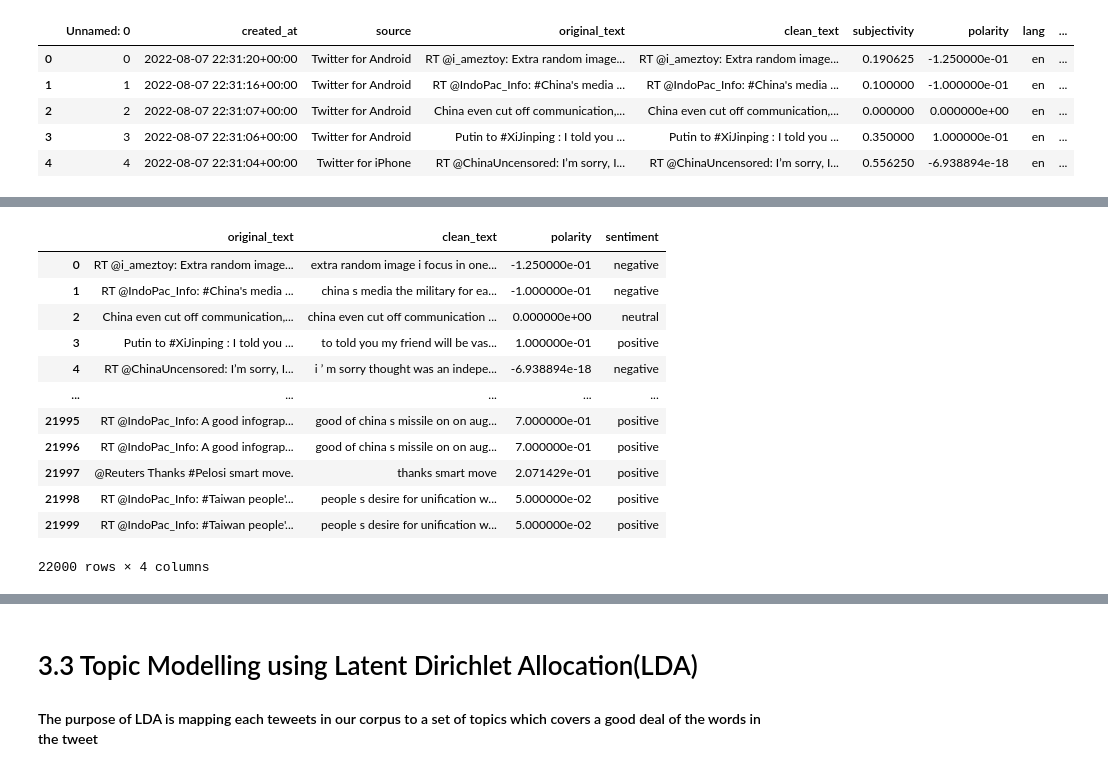
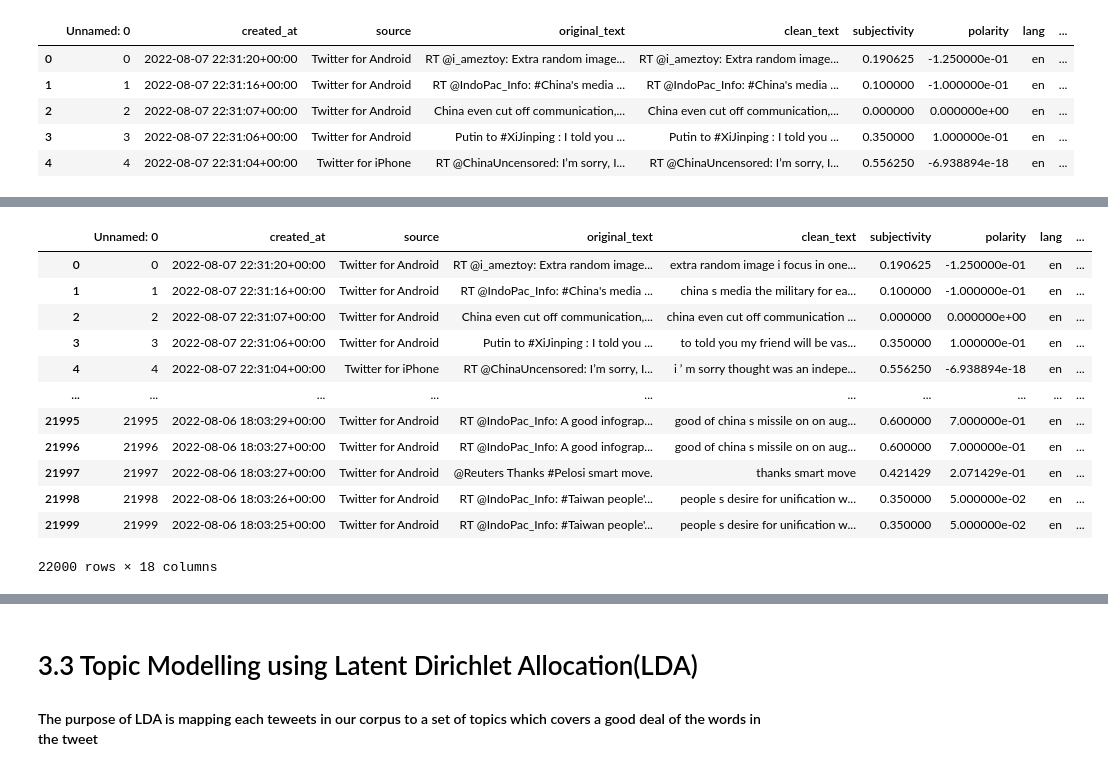
Before and after one commit to YohansSamuel/Twitter-Data-Analysis, a Jupyter notebook: task3_topic_modeling_and_sentiment_analysis..ipynb, the cells around one changed output, grey strips where cells are left out. Cells and saved outputs as stored; diff of their text form; code cells hidden in the pictures.

```diff
--- a/task3_topic_modeling_and_sentiment_analysis..ipynb
+++ b/task3_topic_modeling_and_sentiment_analysis..ipynb
@@ -279,19 +277,22 @@ tweets_df['clean_text'],word_list ,id2word,corpus=PrepareData_obj.preprocess_dat
 # %%
 #tweets_df['clean_text'] = tweets_df['clean_text'].apply(lambda x: [item for item in x if item not in stop])
 #tweets_df['clean_text'] = tweets_df['clean_text'].str.replace(r'\b\w\b','').str.replace(r'\s+', ' ')
 #print(corpus)
+
+tweets_df['clean_text'] = tweets_df['clean_text'].str.replace('\W', '')
+
 tweets_df
 # %% [output]
-|  | original_text | clean_text | polarity | sentiment |
-| 0 | RT @i_ameztoy: Extra random image... | extra random image i focus in one... | -1.250000e-01 | negative |
-| 1 | RT @IndoPac_Info: #China's media ... | china s media the military for ea... | -1.000000e-01 | negative |
-| 2 | China even cut off communication,... | china even cut off communication ... | 0.000000e+00 | neutral |
-| 3 | Putin to #XiJinping : I told you ... | to told you my friend will be vas... | 1.000000e-01 | positive |
-| 4 | RT @ChinaUncensored: I’m sorry, I... | i ’ m sorry thought was an indepe... | -6.938894e-18 | negative |
-| ... | ... | ... | ... | ... |
-| 21995 | RT @IndoPac_Info: A good infograp... | good of china s missile on on aug... | 7.000000e-01 | positive |
-| 21996 | RT @IndoPac_Info: A good infograp... | good of china s missile on on aug... | 7.000000e-01 | positive |
-| 21997 | @Reuters Thanks #Pelosi smart move. | thanks smart move | 2.071429e-01 | positive |
-| 21998 | RT @IndoPac_Info: #Taiwan people'... | people s desire for unification w... | 5.000000e-02 | positive |
-| 21999 | RT @IndoPac_Info: #Taiwan people'... | people s desire for unification w... | 5.000000e-02 | positive |
+|  | Unnamed: 0 | created_at | source | original_text | clean_text | subjectivity | polarity | lang | ... |
+| 0 | 0 | 2022-08-07 22:31:20+00:00 | Twitter for Android | RT @i_ameztoy: Extra random image... | extra random image i focus in one... | 0.190625 | -1.250000e-01 | en | ... |
+| 1 | 1 | 2022-08-07 22:31:16+00:00 | Twitter for Android | RT @IndoPac_Info: #China's media ... | china s media the military for ea... | 0.100000 | -1.000000e-01 | en | ... |
+| 2 | 2 | 2022-08-07 22:31:07+00:00 | Twitter for Android | China even cut off communication,... | china even cut off communication ... | 0.000000 | 0.000000e+00 | en | ... |
+| 3 | 3 | 2022-08-07 22:31:06+00:00 | Twitter for Android | Putin to #XiJinping : I told you ... | to told you my friend will be vas... | 0.350000 | 1.000000e-01 | en | ... |
+| 4 | 4 | 2022-08-07 22:31:04+00:00 | Twitter for iPhone | RT @ChinaUncensored: I’m sorry, I... | i ’ m sorry thought was an indepe... | 0.556250 | -6.938894e-18 | en | ... |
+| ... | ... | ... | ... | ... | ... | ... | ... | ... | ... |
+| 21995 | 21995 | 2022-08-06 18:03:29+00:00 | Twitter for Android | RT @IndoPac_Info: A good infograp... | good of china s missile on on aug... | 0.600000 | 7.000000e-01 | en | ... |
+| 21996 | 21996 | 2022-08-06 18:03:27+00:00 | Twitter for Android | RT @IndoPac_Info: A good infograp... | good of china s missile on on aug... | 0.600000 | 7.000000e-01 | en | ... |
+| 21997 | 21997 | 2022-08-06 18:03:27+00:00 | Twitter for Android | @Reuters Thanks #Pelosi smart move. | thanks smart move | 0.421429 | 2.071429e-01 | en | ... |
+| 21998 | 21998 | 2022-08-06 18:03:26+00:00 | Twitter for Android | RT @IndoPac_Info: #Taiwan people'... | people s desire for unification w... | 0.350000 | 5.000000e-02 | en | ... |
+| 21999 | 21999 | 2022-08-06 18:03:25+00:00 | Twitter for Android | RT @IndoPac_Info: #Taiwan people'... | people s desire for unification w... | 0.350000 | 5.000000e-02 | en | ... |
-22000 rows × 4 columns
+22000 rows × 18 columns
```
Also changed, not shown: parts of 4 cells of this notebook.
